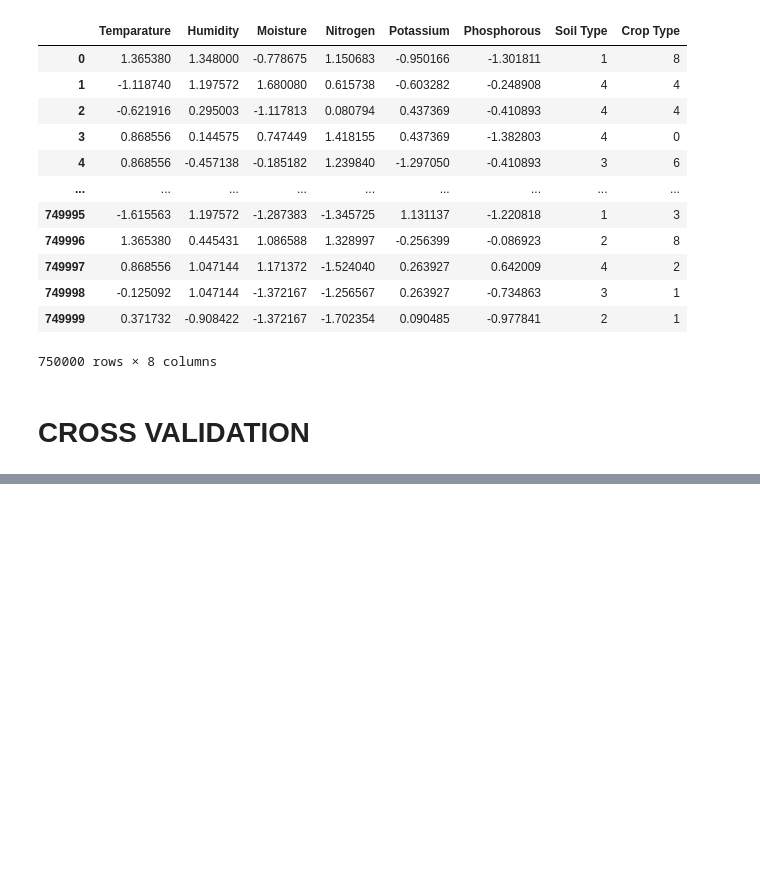
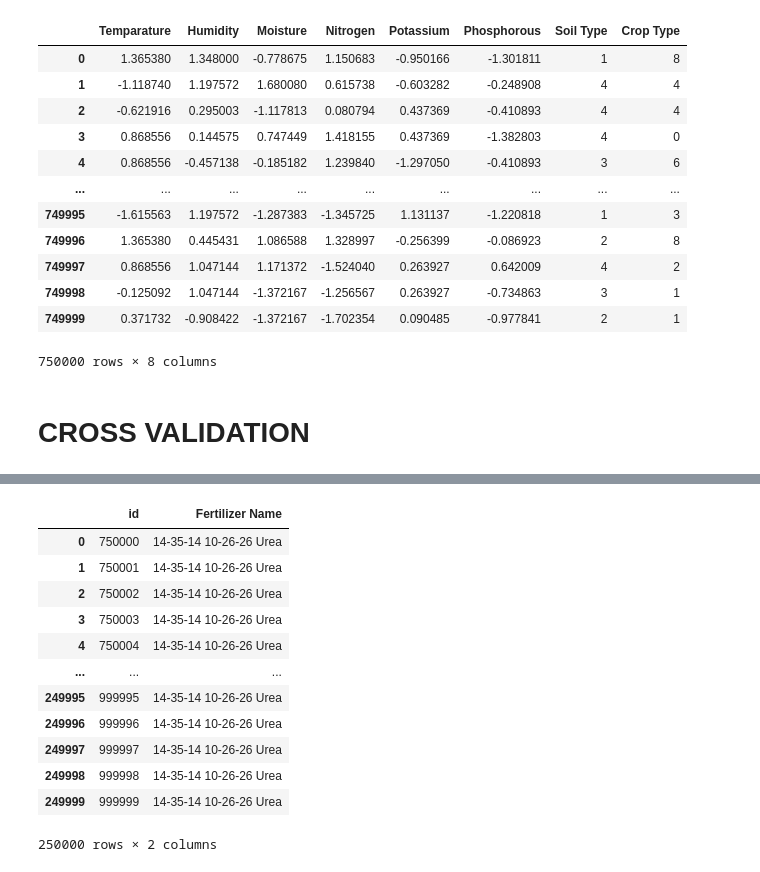
Before and after one commit to kakuly04/Predicting-Optimal-Fertilizers, a Jupyter notebook: main.ipynb, the cells around one changed output, grey strips where cells are left out. Cells and saved outputs as stored; diff of their text form; code cells hidden in the pictures; blank space fills up the shorter version.

```diff
--- a/main.ipynb
+++ b/main.ipynb
@@ -322,0 +387,17 @@ top_3_preds
+# %%
+submission = pd.read_csv("dataset/sample_submission.csv")
+submission
+# %% [output]
+|  | id | Fertilizer Name |
+| 0 | 750000 | 14-35-14 10-26-26 Urea |
+| 1 | 750001 | 14-35-14 10-26-26 Urea |
+| 2 | 750002 | 14-35-14 10-26-26 Urea |
+| 3 | 750003 | 14-35-14 10-26-26 Urea |
+| 4 | 750004 | 14-35-14 10-26-26 Urea |
+| ... | ... | ... |
+| 249995 | 999995 | 14-35-14 10-26-26 Urea |
+| 249996 | 999996 | 14-35-14 10-26-26 Urea |
+| 249997 | 999997 | 14-35-14 10-26-26 Urea |
+| 249998 | 999998 | 14-35-14 10-26-26 Urea |
+| 249999 | 999999 | 14-35-14 10-26-26 Urea |
+250000 rows × 2 columns
```
Also changed, not shown: parts of 15 cells of this notebook, 1 other file.
